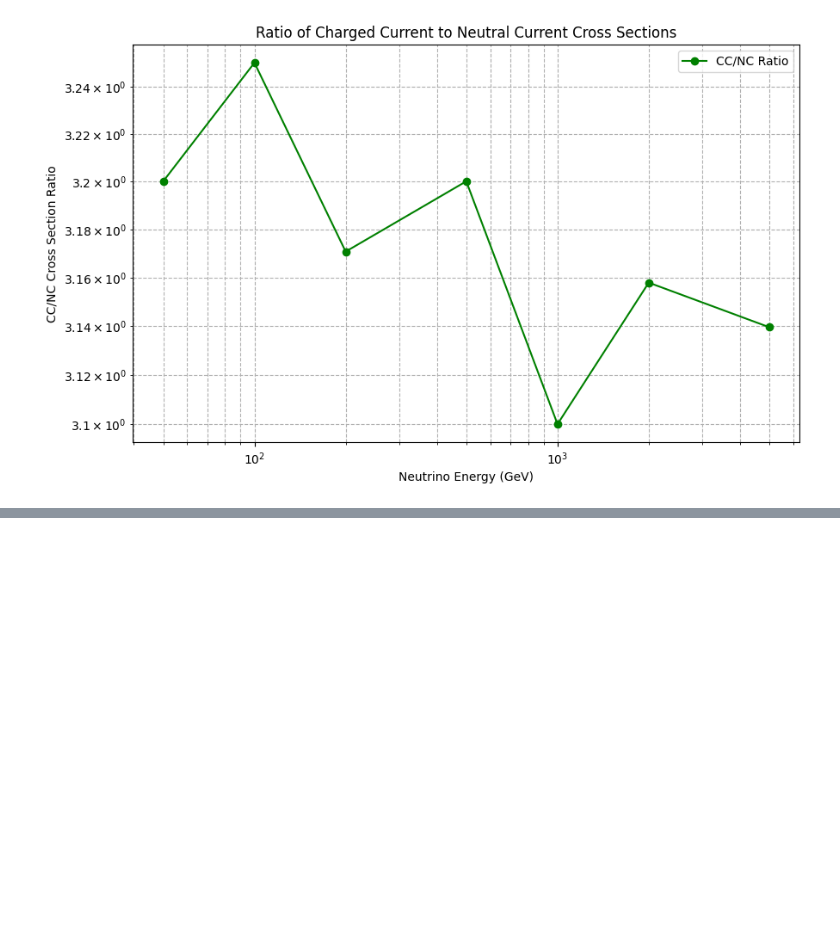
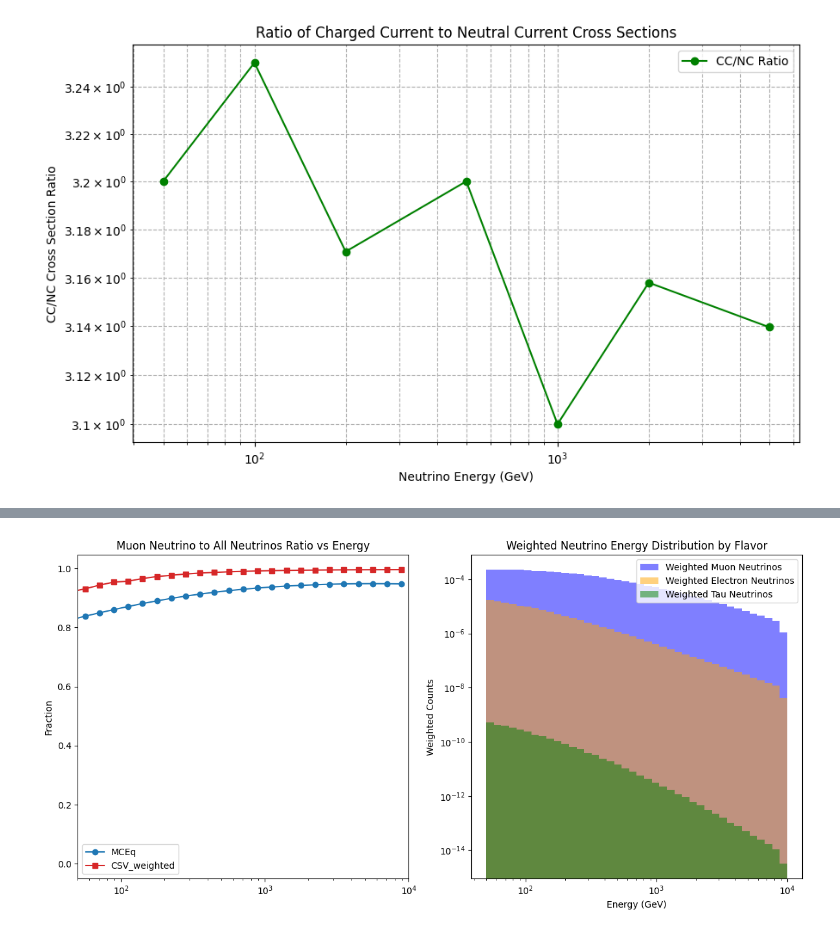
Before and after one commit to Nielsdb63/Weinberg_Angle_IceCube, a Jupyter notebook: sintheta_HE.ipynb, the cells around one changed output, grey strips where cells are left out. Saved outputs shown, nothing was run; the diff lists cells and outputs as text; code cells hidden in the pictures; blank space fills up the shorter version.

Commit message:
Finalized first draft of the 4 smearing modes, done for 3 sine2thetas

```diff
--- a/sintheta_HE.ipynb
+++ b/sintheta_HE.ipynb
@@ -180,7 +180,7 @@ def calculate_bin_weights(df):
         tau_expected = tau_to_all_expected[bin_idx] if bin_idx < len(tau_to_all_expected) else tau_to_all_expected[-1]
 
         # Get expected CC/NC ratio at this energy
-        #cc_nc_expected = cc_nc_interp(bin_energy)
+        cc_nc_expected = cc_nc_interp(bin_energy)
 
         # Calculate observed ratios in this bin
         n_mu = np.sum(np.abs(bin_events['pid']) == 14)
@@ -197,7 +197,7 @@ def calculate_bin_weights(df):
         mu_observed = n_mu / total_events
         e_observed = n_e / total_events
         tau_observed = n_tau / total_events
-        #cc_nc_observed = n_cc / n_nc if n_nc > 0 else 1.0
+        cc_nc_observed = n_cc / n_nc if n_nc > 0 else 1.0
 
         # Calculate flavor weights for this bin
         mu_flavor_weight = mu_expected / mu_observed if mu_observed > 0 else 1.0
@@ -205,8 +205,8 @@ def calculate_bin_weights(df):
         tau_flavor_weight = tau_expected / tau_observed if tau_observed > 0 else 1.0
 
         # Calculate interaction weights for this bin
-        #cc_interaction_weight = cc_nc_expected / cc_nc_observed if cc_nc_observed > 0 else 1.0
-        #nc_interaction_weight = 1.0  # NC is the reference
+        cc_interaction_weight = cc_nc_expected / cc_nc_observed if cc_nc_observed > 0 else 1.0
+        nc_interaction_weight = 1.0  # NC is the reference
 
         # Apply weights to all events in this bin
         bin_indices = bin_events.index
@@ -217,8 +217,8 @@ def calculate_bin_weights(df):
         tau_mask = np.abs(bin_events['pid']) == 16
 
         # Interaction weights
-        #cc_mask = bin_events['interaction_type'] == 1
-        #nc_mask = bin_events['interaction_type'] == 2
+        cc_mask = bin_events['interaction_type'] == 1
+        nc_mask = bin_events['interaction_type'] == 2
 
         # Combine flavor and interaction weights
         for idx in bin_indices:
@@ -232,10 +232,10 @@ def calculate_bin_weights(df):
             elif tau_mask.loc[idx]:
                 flavor_weight = tau_flavor_weight
 
-            #if cc_mask.loc[idx]:
-            #    interaction_weight = cc_interaction_weight
-            #elif nc_mask.loc[idx]:
-            #    interaction_weight = nc_interaction_weight
+            if cc_mask.loc[idx]:
+                interaction_weight = cc_interaction_weight
+            elif nc_mask.loc[idx]:
+                interaction_weight = nc_interaction_weight
 
             weights[df.index.get_loc(idx)] = flavor_weight * interaction_weight
 
@@ -317,0 +293,72 @@ ax[1].legend()
+# %%
+# Remake the plot from sintheta cell 10 using the reweighting factors
+mu_to_all = flux['numu_total']/(flux['nue_total']+flux['numu_total']+flux['nutau_total'])
+
+fig, ax = plt.subplots(1, 2, figsize=(12, 6))
+
+# Left plot: Flavor ratios comparison
+ax[0].plot(log_bincenters, mu_to_all, marker='o', label='MCEq', color='tab:blue')
+ax[0].set_ylabel('Fraction')
+ax[0].set_title('Muon Neutrino to All Neutrinos Ratio vs Energy')
+
+# Calculate weighted flavor ratios per bin for comparison
+weighted_muon_to_total_list = []
+for i in range(len(log_bincenters)):
+    bin_mask = (db_MC_neutrinos_cut['energy'] > log_binedges[i]) & (db_MC_neutrinos_cut['energy'] <= log_binedges[i+1])
+    bin_data = db_MC_neutrinos_cut[bin_mask]
+
+    if len(bin_data) > 0:
+        weighted_mu = bin_data[abs(bin_data['pid']) == 14]['final_weight'].sum()
+        weighted_e = bin_data[abs(bin_data['pid']) == 12]['final_weight'].sum()
+        weighted_tau = bin_data[abs(bin_data['pid']) == 16]['final_weight'].sum()
+        total_weighted = weighted_mu + weighted_e + weighted_tau
+
+        if total_weighted > 0:
+            weighted_muon_to_total_list.append(weighted_mu / total_weighted)
+        else:
+            weighted_muon_to_total_list.append(0)
+    else:
+        weighted_muon_to_total_list.append(0)
+
+ax[0].plot(log_bincenters, weighted_muon_to_total_list, marker='s', label='CSV_weighted', color='tab:red')
+ax[0].set_xlim([50, 10000])
+ax[0].set_xscale('log')
+ax[0].legend()
+
+# Right plot: Weighted energy distributions
+bins = np.logspace(np.log10(db_MC_neutrinos_cut['energy'].min()), np.log10(db_MC_neutrinos_cut['energy'].max()), 41)
+ax[1].set_xscale('log')
+
+# Create weighted histograms
+mu_weights = db_MC_neutrinos_cut[abs(db_MC_neutrinos_cut['pid']) == 14]['final_weight']
+e_weights = db_MC_neutrinos_cut[abs(db_MC_neutrinos_cut['pid']) == 12]['final_weight']
+tau_weights = db_MC_neutrinos_cut[abs(db_MC_neutrinos_cut['pid']) == 16]['final_weight']
+
+ax[1].hist(db_MC_neutrinos_cut[abs(db_MC_neutrinos_cut['pid']) == 14]['energy'],
+           bins=bins, weights=mu_weights, alpha=0.5, label='Weighted Muon Neutrinos', color='blue')
+ax[1].hist(db_MC_neutrinos_cut[abs(db_MC_neutrinos_cut['pid']) == 12]['energy'],
+           bins=bins, weights=e_weights, alpha=0.5, label='Weighted Electron Neutrinos', color='orange')
+ax[1].hist(db_MC_neutrinos_cut[abs(db_MC_neutrinos_cut['pid']) == 16]['energy'],
+           bins=bins, weights=tau_weights, alpha=0.5, label='Weighted Tau Neutrinos', color='green')
+
+ax[1].set_xlabel('Energy (GeV)')
+ax[1].set_yscale('log')
+ax[1].set_ylabel('Weighted Counts')
+ax[1].set_title('Weighted Neutrino Energy Distribution by Flavor')
+ax[1].legend()
+
+plt.tight_layout()
+plt.show()
+
+print("Comparison of flavor ratios:")
+print(f"MCEq average muon fraction: {np.mean(mu_to_all):.3f}")
+print(f"Weighted CSV muon fraction: {np.mean(weighted_muon_to_total_list):.3f}")
+
+# Show the effect of reweighting
+print(f"\nReweighting effectiveness:")
+unweighted_mu_frac = len(db_MC_neutrinos_cut[abs(db_MC_neutrinos_cut['pid']) == 14]) / len(db_MC_neutrinos_cut)
+weighted_mu_frac = weighted_mu / total_weighted if 'weighted_mu' in locals() else np.mean(weighted_muon_to_total_list)
+print(f"Unweighted muon fraction: {unweighted_mu_frac:.3f}")
+print(f"Weighted muon fraction: {weighted_mu_frac:.3f}")
+# %% [output]
+[figure, added]
```
Also changed, not shown: parts of 5 cells of this notebook, 6 other files.
